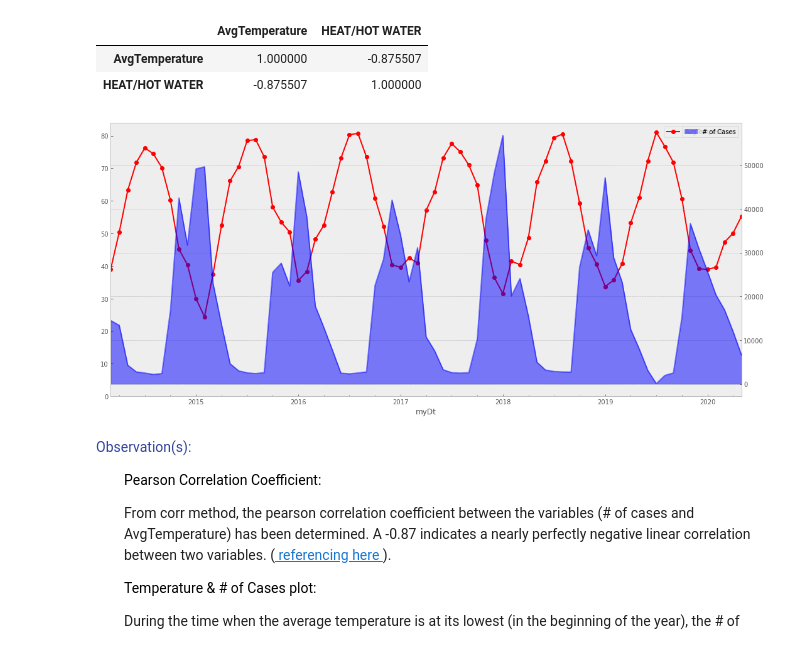
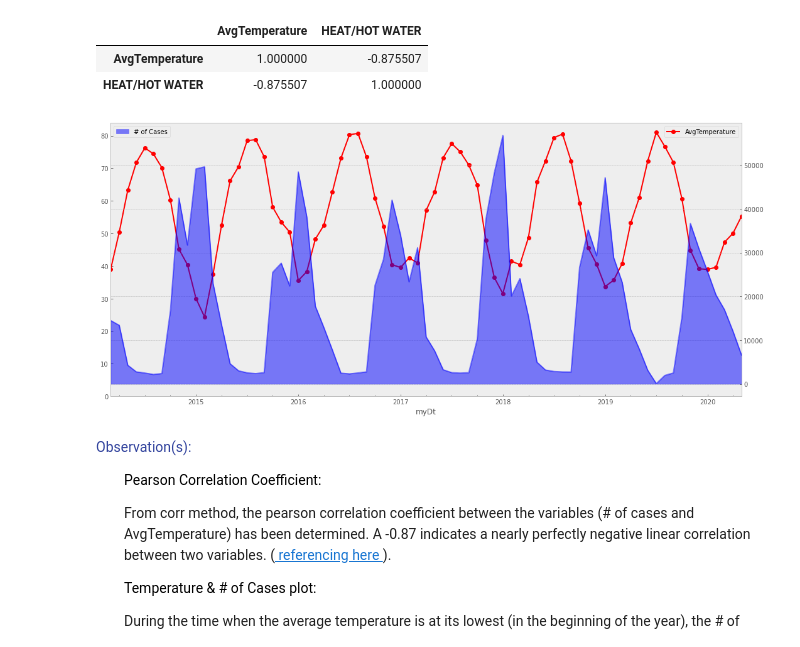
Before and after one commit to GieselChieng/311_complaint_analysis, a Jupyter notebook: Exploratory Data Analysis.ipynb, the cells around one changed output. Saved outputs shown, nothing was run; the diff lists cells and outputs as text; code cells hidden in the pictures.

```diff
--- a/Exploratory Data Analysis.ipynb
+++ b/Exploratory Data Analysis.ipynb
@@ -313,12 +312,12 @@ ts_heat_temp.corr()
 plt.style.use('bmh')
 # %%
 ts_heat_temp['AvgTemperature'].plot( marker='o', color='r', label='AvgTemperature')
-plt.legend(loc='lower left')
+plt.legend()
 ts_heat_temp['HEAT/HOT WATER'].plot(secondary_y=True,kind='area', color='blue', alpha=0.5, label='# of Cases')
-plt.legend(loc='upper right')
+plt.legend(loc='upper left')
 plt.show()
 # %% [output]
-[figure, old version]
+[figure, new version]
 # %% [markdown]
 <p style='font-family:Trebuchet MS; color:#34459E'>Observation(s): <ol><p style='font-family:Trebuchet MS'>
 <p style='font-family:Trebuchet MS; color:black'> Pearson Correlation Coefficient:</p><p style='font-family:Trebuchet MS'> From corr method, the pearson correlation coefficient between the variables (# of cases and AvgTemperature) has been determined. A -0.87 indicates a nearly perfectly negative linear correlation between two variables. (<a href='https://www.statology.org/how-to-read-a-correlation-matrix/'> referencing here </a>).
```
Also changed, not shown: parts of 5 cells of this notebook.
